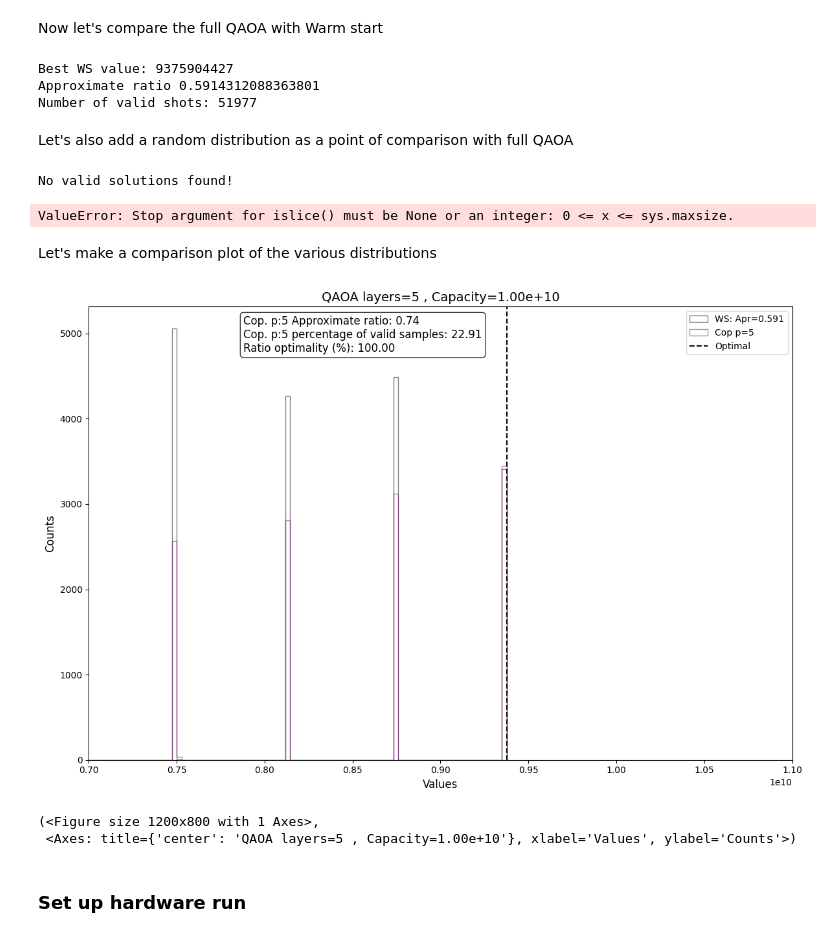
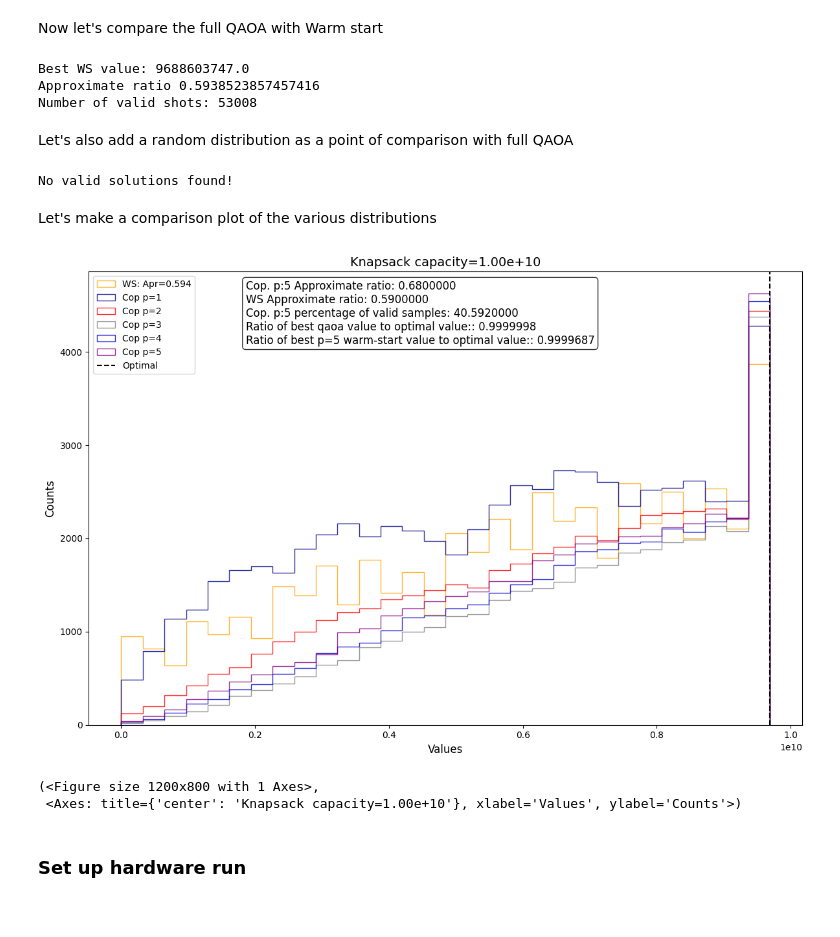
Before and after one commit to jhoule42/xQAOA_unit_commitment, a Jupyter notebook: demo.ipynb, the cells around one changed output. Drawn from its saved outputs; the diff is of its cells as text; code cells hidden in the pictures.

```diff
--- a/demo.ipynb
+++ b/demo.ipynb
@@ -70,12 +42,13 @@ values = np.array(instance["values"])
 capacity = instance["capacity"]
 type_ = instance["type"]
 k = instance["k"]
-print(f'The value of k to construct the warm-start solution is {k}')
+print(f'The proposed value of k to construct the warm-start solution is {k}')
 n=instance["n"]
 print(f'This instance is of type {instance["type"]}')
 ratios = values / weights
 if instance["type"]=="from_hard_paper":
     OG=0.1
+    k=8
 else:
     OG=1e-9
 result_gurobi = gurobi_knapsack_solver(values, weights, capacity, verbose=False,
@@ -788,6 +786,7 @@ Number of valid shots: 22911
 # %% [markdown]
 Now let's compare the full QAOA with Warm start
 # %%
+from typing import defaultdict
 warm_start_counts = defaultdict(int)
 
 for _ in range(shots):
@@ -801,13 +800,14 @@ p_sucess_ws= probabilty_success(valid_dict_bit_values_ws, optimal_value)
 sorted_dict_ws = dict(sorted(valid_dict_bit_values_ws.items(), key=lambda item: item[0], reverse=True))
 valid_shots_ws = sum(sorted_dict_ws.values())
 approx_ratio_ws, _ = compute_approximate_ratio(dict(islice(sorted_dict_ws.items(), valid_shots_ws)), optimal_value)
-print(f"Best WS value: {max(valid_dict_bit_values_ws.keys())}")
+best_value_ws = max(valid_dict_bit_values_ws.keys())
+print(f"Best WS value: {best_value_ws}")
 print(f"Approximate ratio {approx_ratio_ws}", '\n'
        f"Number of valid shots: {valid_shots_ws}")
 # %% [output]
-Best WS value: 9375904427
-Approximate ratio 0.5914312088363801
-Number of valid shots: 51977
+Best WS value: 9688603747.0
+Approximate ratio 0.5938523857457416
+Number of valid shots: 53008
 # %% [markdown]
 Let's also add a random distribution as a point of comparison with full QAOA
 # %%
@@ -821,23 +821,23 @@ for _ in range(shots):
 valid_dict_bit_values_random, _ = convert_bitstring_to_values(random_counts, ordered_values, ordered_weights, capacity)
 sorted_dict_random = dict(sorted(valid_dict_bit_values_random.items(), key=lambda item: item[0], reverse=True))
 valid_shots_random = sum(sorted_dict_random.values())
-approx_ratio_ws, _ = compute_approximate_ratio(dict(islice(sorted_dict_random.items(), valid_dict_bit_values_random)), optimal_value)
+if valid_shots_random>0:
+    approx_ratio_ws, _ = compute_approximate_ratio(dict(islice(sorted_dict_random.items(), valid_dict_bit_values_random)), optimal_value)
 
 # Compute the probability of success
-norm_approx_ratio_rand, valid_shots_rand = compute_approximate_ratio(valid_dict_bit_values_random, optimal_value)
-print(f"Best rand value: {max(valid_dict_bit_values_random.keys())}")
-print(f"(Normalized) Rand approx ratio {norm_approx_ratio_rand}",'\n'
+    norm_approx_ratio_rand, valid_shots_rand = compute_approximate_ratio(valid_dict_bit_values_random, optimal_value)
+    print(f"Best rand value: {max(valid_dict_bit_values_random.keys())}")
+    print(f"(Normalized) Rand approx ratio {norm_approx_ratio_rand}",'\n'
        f"Number of valid shots {valid_shots_rand}")
 # %% [output]
 No valid solutions found!
-ValueError: Stop argument for islice() must be None or an integer: 0 <= x <= sys.maxsize.
 # %% [markdown]
 Let's make a comparison plot of the various distributions
 # %%
 def plot_multiple_distributions(data_dict, min_cost=None,
                            bins_width=50, log=True, output_file=None,
                            colors=None, labels=None, title=None, nb_bins=200,
-                           annotations=None, figsize=(10, 6)):
+                           annotations=None, figsize=(10, 6), hist_type='step'):
     """
     Plots histograms of multiple distributions on the same plot with optional vertical line.
 
@@ -898,10 +898,10 @@ def plot_multiple_distributions(data_dict, min_cost=None,
             weights=weights,
             bins=nb_bins,
             edgecolor=colors[method],
-            alpha=0.5,
+            alpha=0.8,
             color=colors[method],
             label=labels[method],
-            histtype='step',
+            histtype=hist_type,
             stacked=True
         )
 
@@ -914,7 +914,7 @@ def plot_multiple_distributions(data_dict, min_cost=None,
 
     # Add annotations if provided
     if annotations:
-        text = "\n".join([f"{k}: {v:.2f}" for k, v in annotations.items()])
+        text = "\n".join([f"{k}: {v:.7f}" for k, v in annotations.items()])
         ax.text(
             0.22, 0.98, text,
             transform=ax.transAxes,
@@ -933,8 +933,8 @@ def plot_multiple_distributions(data_dict, min_cost=None,
     ax.set_xlabel("Values", fontsize=12)
     if title:
         ax.set_title(title, fontsize=14)
-    ax.legend(fontsize=10, loc='best')
-    ax.set_xlim(.7e10, 1.1e10)
+    ax.legend(fontsize=10, loc='best');
+    #ax.set_xlim(.7e8, 1.1e10)
 
     # Add gridlines for clarity
     #ax.grid(True, which="both", linestyle="--", linewidth=0.5, alpha=0.7)
@@ -948,47 +948,47 @@ def plot_multiple_distributions(data_dict, min_cost=None,
 
     return fig, ax
 # %%
-#from scripts.utils.visualize import plot_multiple_distributions
-
 data_dict = {
    # f"Random: Apr={norm_approx_ratio_rand:.2f}": dict_bit_values_random,
    f"WS: Apr={approx_ratio_ws:.3f}": valid_dict_bit_values_ws,
-   #f"Cop p={1}": dict_bit_values_at_different_p["p = 0"],
-   #f"Cop p={2}": dict_bit_values_at_different_p["p = 1"],
-   #f"Cop p={3}": dict_bit_values_at_different_p["p = 2"],
-   #f"Cop p={4}": dict_bit_values_at_different_p["p = 3"],
+   f"Cop p={1}": dict_bit_values_at_different_p["p = 0"],
+   f"Cop p={2}": dict_bit_values_at_different_p["p = 1"],
+   f"Cop p={3}": dict_bit_values_at_different_p["p = 2"],
+   f"Cop p={4}": dict_bit_values_at_different_p["p = 3"],
    f"Cop p={5}": dict_bit_values_at_different_p["p = 4"]
 }
 # Custom colors
 colors = {
-   # f"Random: Apr={norm_approx_ratio_rand:.2f}": "orange",
-    f"WS: Apr={approx_ratio_ws:.3f}": 'black',
-    f"Cop p={1}": "steelblue",
-    f"Cop p={2}": "red",
-    f"Cop p={3}": "grey",
-    f"Cop p={4}": "mediumblue",
-    f"Cop p={5}": "purple"
+ #  f"Random: Apr={norm_approx_ratio_rand:.2f}": "yellow",
+   f"WS: Apr={approx_ratio_ws:.3f}": 'orange',
+   f"Cop p={1}": "darkblue",
+   f"Cop p={2}": "red",
+   f"Cop p={3}": "grey",
+   f"Cop p={4}": "mediumblue",
+   f"Cop p={5}": "purple"
 }
 # Annotations
 annotations = {
     f'Cop. p:{layers} Approximate ratio': np.round(approx_ratio_qaoa, 2),
+    f'WS Approximate ratio': np.round(approx_ratio_ws, 2),
     f'Cop. p:{layers} percentage of valid samples': 100*(valid_shots_qaoa/shots),
-    "Ratio optimality (%)": np.round(best_value /optimal_value *100, 2),
-}
+    f'Ratio of best qaoa value to optimal value:': np.round(best_value/optimal_value, decimals=7),
+    f'Ratio of best p=5 warm-start value to optimal value:': np.round(best_value_ws/optimal_value, decimals=7),
+    }
 plot_multiple_distributions(
     data_dict=data_dict,
     min_cost=optimal_value,
     colors=colors,
-    nb_bins=350,
+    nb_bins=30,
     log=False,
     annotations=annotations,
     figsize=(12, 8),
-    title=f"QAOA layers={layers} , Capacity={format(capacity, '.2e')}"
+    title=f"Knapsack capacity={format(capacity, '.2e')}"
 )
 # %% [output]
-[figure, old version]
+[figure, new version]
 (<Figure size 1200x800 with 1 Axes>,
- <Axes: title={'center': 'QAOA layers=5 , Capacity=1.00e+10'}, xlabel='Values', ylabel='Counts'>)
+ <Axes: title={'center': 'Knapsack capacity=1.00e+10'}, xlabel='Values', ylabel='Counts'>)
 # %% [markdown]
 ### Set up hardware run
 # %% [markdown]
```
Also changed, not shown: parts of 15 cells of this notebook.
